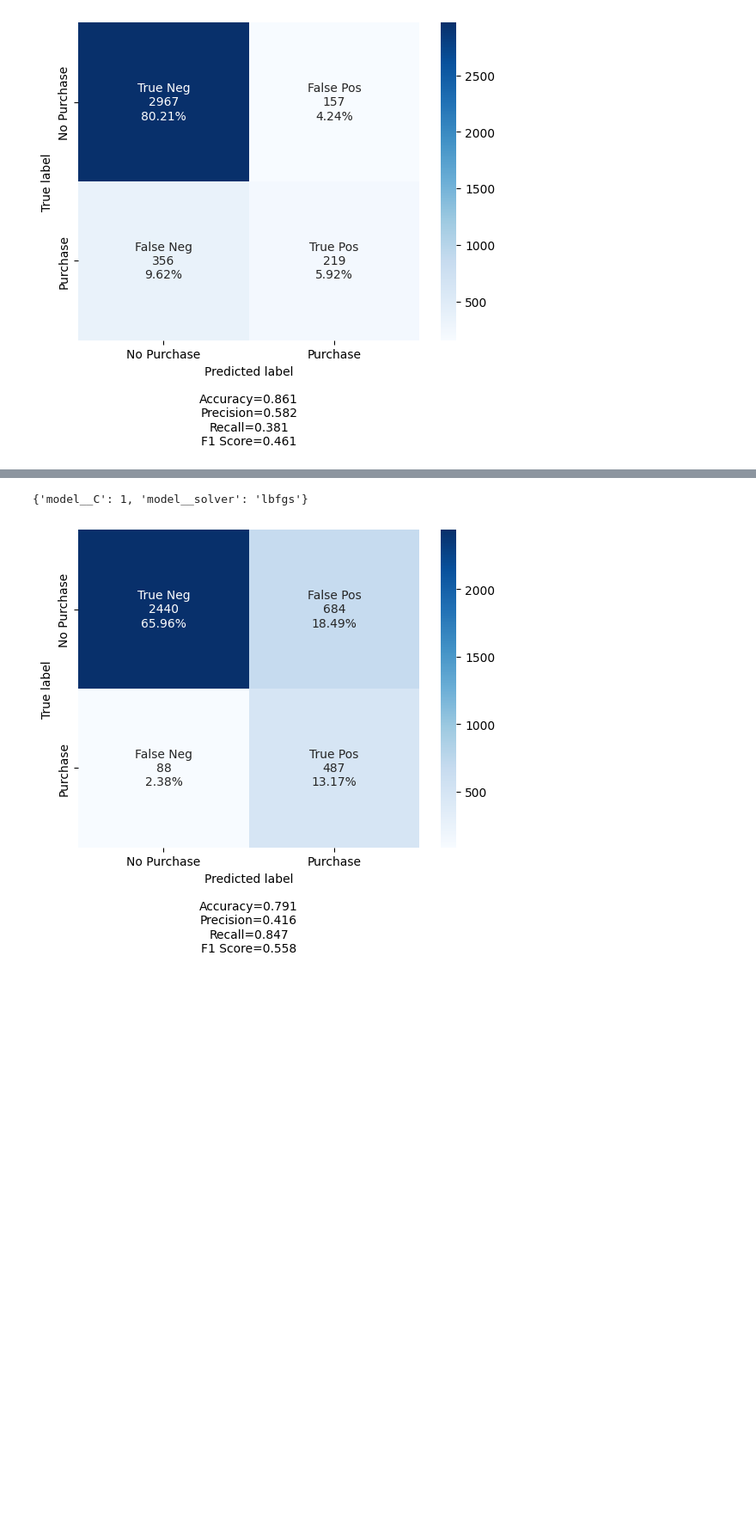
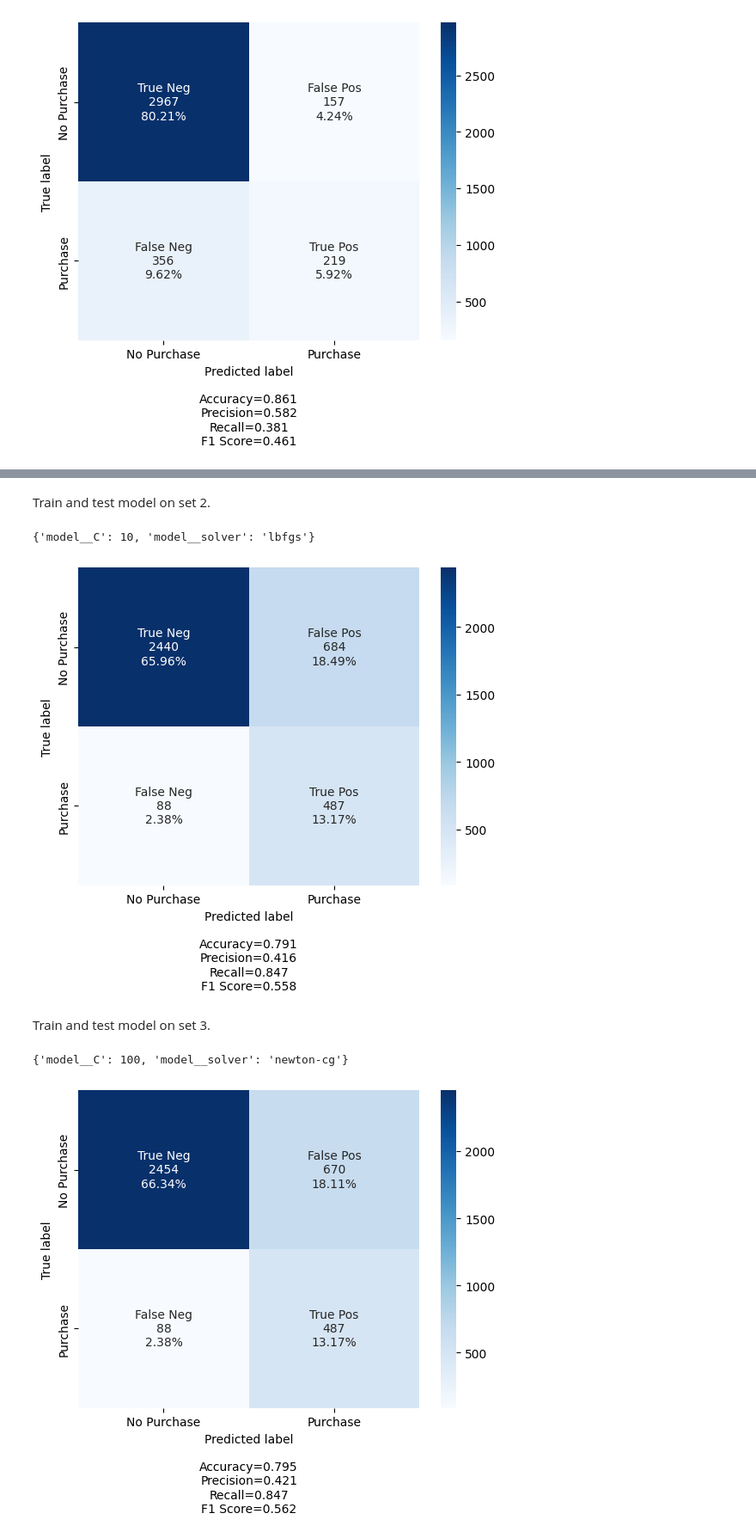
Before and after one commit to AlexWimpory/learning_from_data_cw, a Jupyter notebook: assignment_ver_3.ipynb, the cells around one changed output, grey strips where cells are left out. Shown at 86% size. Drawn from its saved outputs; the diff is of its cells as text; code cells hidden in the pictures; blank space fills up the shorter version.

```diff
--- a/assignment_ver_3.ipynb
+++ b/assignment_ver_3.ipynb
@@ -487,3 +509,7 @@ set_2_train
 | 860 | 0.016667 | 0.0 | False | 1 | None | 1 | ... |
 | 7270 | 0.028718 | 0.0 | True | 0 | 7 | 0 | ... |
 8631 rows × 19 columns
+# %%
+set_3_column_names = [x for x in all_column_names if x not in null_column_names + zero_column_names + ['Revenue']]
+set_3_train = X_train[set_3_column_names]
+set_3_test = X_test[set_3_column_names]
@@ -509,3 +586,9 @@ set_2_steps = [
+# %%
+set_3_steps = [
+    ('power_transform', PowerTransformer(method='yeo-johnson', standardize=True)),
+    ('scaler', MinMaxScaler()),
+    ('over_sample', RandomOverSampler(sampling_strategy='minority', random_state=42)),
+]
 # %% [markdown]
 ## Modelling
 # %%
@@ -666 +773,3 @@ print(set_1_over_hyper)
+# %% [markdown]
+Train and test model on set 2.
 # %%
@@ -668,10 +777,24 @@ set_2_steps = set_2_steps + [('model', LogisticRegression())]
 # %%
-model_set_2 = create_run_pipeline(log_grid, set_2_steps, set_2_train, y_train)
-set_2_matrix, set_2_hyper = evaluate_model(model_set_2, set_2_test, y_test)
-make_confusion_matrix(set_2_matrix,
+log_model_set_2 = create_run_pipeline(log_grid, set_2_log_steps, set_2_train, y_train)
+log_set_2_matrix, log_set_2_hyper = evaluate_model(log_model_set_2, set_2_test, y_test)
+make_confusion_matrix(log_set_2_matrix,
                     group_names=labels,
                     categories=categories)
-print(set_2_hyper)
+print(log_set_2_hyper)
 # %% [output]
-{'model__C': 1, 'model__solver': 'lbfgs'}
+{'model__C': 10, 'model__solver': 'lbfgs'}
 [figure]
+# %% [markdown]
+Train and test model on set 3.
+# %%
+set_3_log_steps = set_3_steps + [('model', LogisticRegression())]
+# %%
+log_model_set_3 = create_run_pipeline(log_grid, set_3_log_steps, set_3_train, y_train)
+log_set_3_matrix, log_set_3_hyper = evaluate_model(log_model_set_3, set_3_test, y_test)
+make_confusion_matrix(log_set_3_matrix,
+                    group_names=labels,
+                    categories=categories)
+print(log_set_3_hyper)
+# %% [output]
+{'model__C': 100, 'model__solver': 'newton-cg'}
+[figure, added]
```
Also changed, not shown: parts of 45 cells of this notebook.
